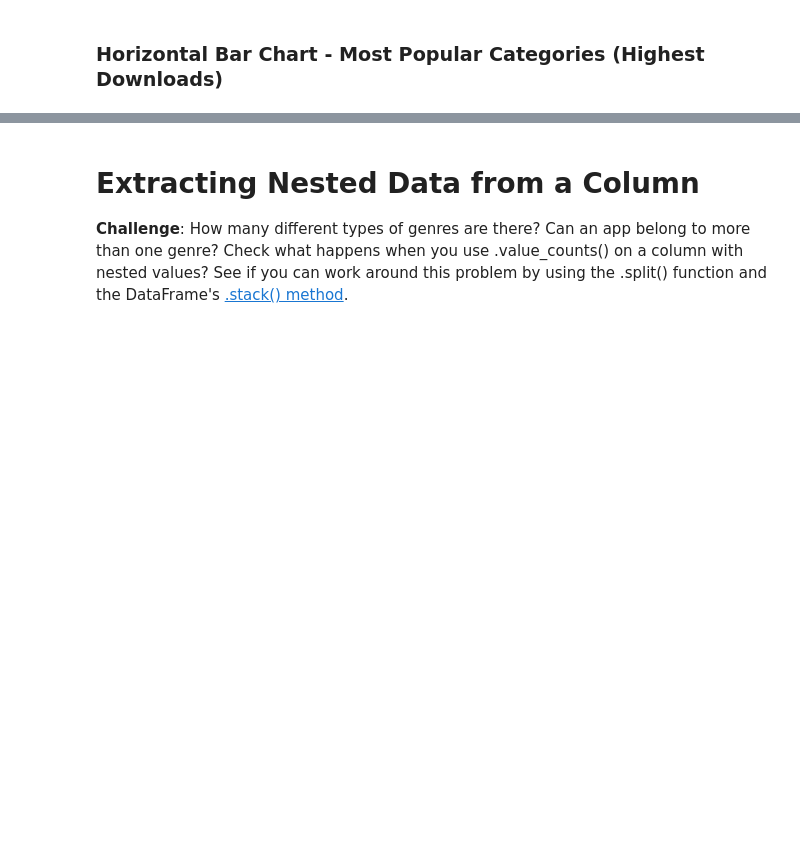
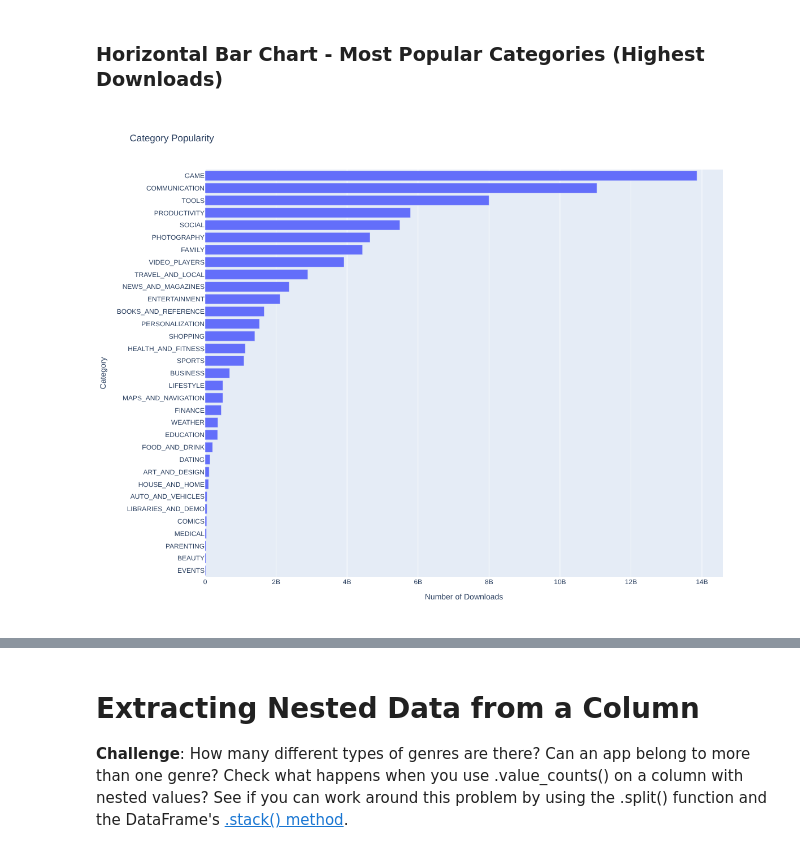
Before and after one commit to Jonikulov/100-days-python-bootcamp, a Jupyter notebook: day_76_plotly_charts_analyze_android_app_store/Google Play Store App Analytics.ipynb, the cells around one changed output, grey strips where cells are left out. Saved outputs shown, nothing was run; the diff lists cells and outputs as text; code cells hidden in the pictures; blank space fills up the shorter version.

Commit message:
plotly charts partial complete

```diff
--- a/day_76_plotly_charts_analyze_android_app_store/Google Play Store App Analytics.ipynb
+++ b/day_76_plotly_charts_analyze_android_app_store/Google Play Store App Analytics.ipynb
@@ -348,2 +399,5 @@ Add a column called 'Revenue_Estimate' to the DataFrame. This column should hold
 # %% [markdown]
 ### The most expensive apps sub $250
+# %%
+most_expensive_apps = df_apps_clean[df_apps_clean["Price"] >= 250].copy()
+most_expensive_apps
@@ -350,2 +421,4 @@ Add a column called 'Revenue_Estimate' to the DataFrame. This column should hold
+# %%
+df_apps_clean.drop(most_expensive_apps.index, inplace=True)
 # %% [markdown]
 ### Highest Grossing Paid Apps (ballpark estimate)
@@ -351,0 +427,3 @@ Add a column called 'Revenue_Estimate' to the DataFrame. This column should hold
+# %%
+df_apps_clean["Revenue_Estimate"] = df_apps_clean["Installs"] * df_apps_clean["Price"]
+df_apps_clean
@@ -355,0 +486,4 @@ Add a column called 'Revenue_Estimate' to the DataFrame. This column should hold
+# %%
+category_installs = df_apps_clean.groupby("Category").agg({"Installs": pd.Series.sum})
+category_installs.sort_values("Installs", inplace=True)
+category_installs.head(10)
@@ -356,5 +503,18 @@ Add a column called 'Revenue_Estimate' to the DataFrame. This column should hold
 # %% [markdown]
 ### Horizontal Bar Chart - Most Popular Categories (Highest Downloads)
+# %%
+h_bar = px.bar(
+    x=category_installs["Installs"],
+    y=category_installs.index,
+    orientation="h",
+    title="Category Popularity",
+    width=1100,
+    height=900,
+)
+h_bar.update_layout(xaxis_title="Number of Downloads", yaxis_title="Category")
+h_bar.show()
+# %% [output]
+[figure, added]
 # %% [markdown]
 ### Category Concentration - Downloads vs. Competition
 
```
Also changed, not shown: parts of 20 cells of this notebook.
